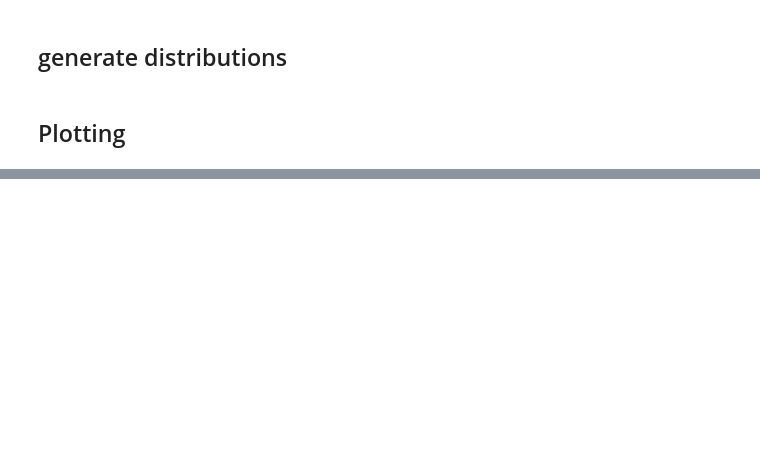
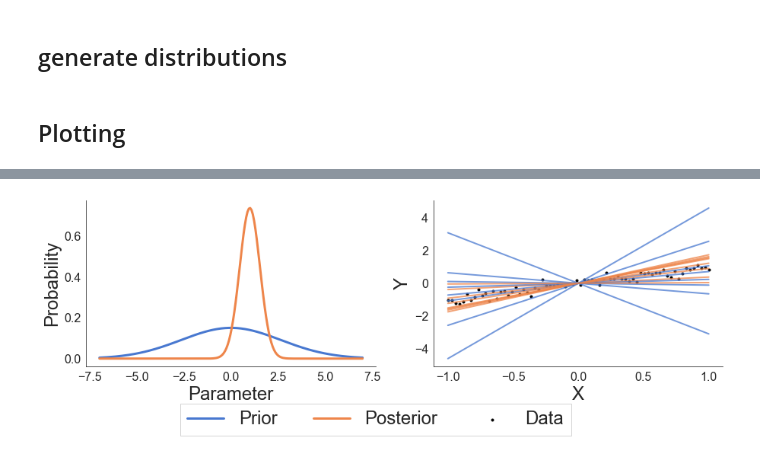
Before and after one commit to g-benton/hessian-eff-dim, a Jupyter notebook: experiments/blr/simple_plot.ipynb, the cells around one changed output, grey strips where cells are left out. Cells and saved outputs as stored; diff of their text form; code cells hidden in the pictures; blank space fills up the shorter version.

```diff
--- a/experiments/blr/simple_plot.ipynb
+++ b/experiments/blr/simple_plot.ipynb
@@ -82,0 +89,40 @@ plt.savefig("./posterior-contraction.pdf", bbox_inches="tight")
+# %%
+
+sns.set_style("white")
+colors = sns.color_palette("muted")
+
+leg_fs = 24
+title_fs = 30
+axis_fs = 24
+tick_fs = 16
+
+fig, (ax1, ax2) = plt.subplots(1, 2, figsize=(15, 4))
+l1, = ax1.plot(domain, prior_prob, label="Prior",
+        linewidth=3.)
+l2, = ax1.plot(domain, post_prob, label="Posterior",
+        linewidth=3.)
+
+ax1.set_xlabel("Parameter", fontsize=axis_fs)
+ax1.set_ylabel("Probability", fontsize=axis_fs)
+ax1.tick_params("both", labelsize=tick_fs)
+
+
+for ll in range(n_lines):
+    ax2.plot(x, x*prior_samples[ll], color=colors[0], alpha=0.75,
+            linewidth=2.)
+    ax2.plot(x, x*post_samples[ll], color=colors[1], alpha=0.75,
+            linewidth=2.)
+
+m1 = ax2.scatter(x, y, marker='.', color='k')
+ax2.set_xlabel("X", fontsize=axis_fs)
+ax2.set_ylabel("Y", fontsize=axis_fs)
+ax2.tick_params("both", labelsize=tick_fs)
+
+ax1.legend(handles = [l1,l2, m1] , labels=["Prior", "Posterior", "Data"],loc='upper center',
+             bbox_to_anchor=(1., -0.17),fancybox=False, shadow=False, ncol=3,
+            fontsize=leg_fs)
+sns.despine()
+
+plt.savefig("./posterior-contraction.pdf", bbox_inches="tight")
+# %% [output]
+[figure, added]
```
Also changed, not shown: parts of 7 cells of this notebook, 4 other files.
